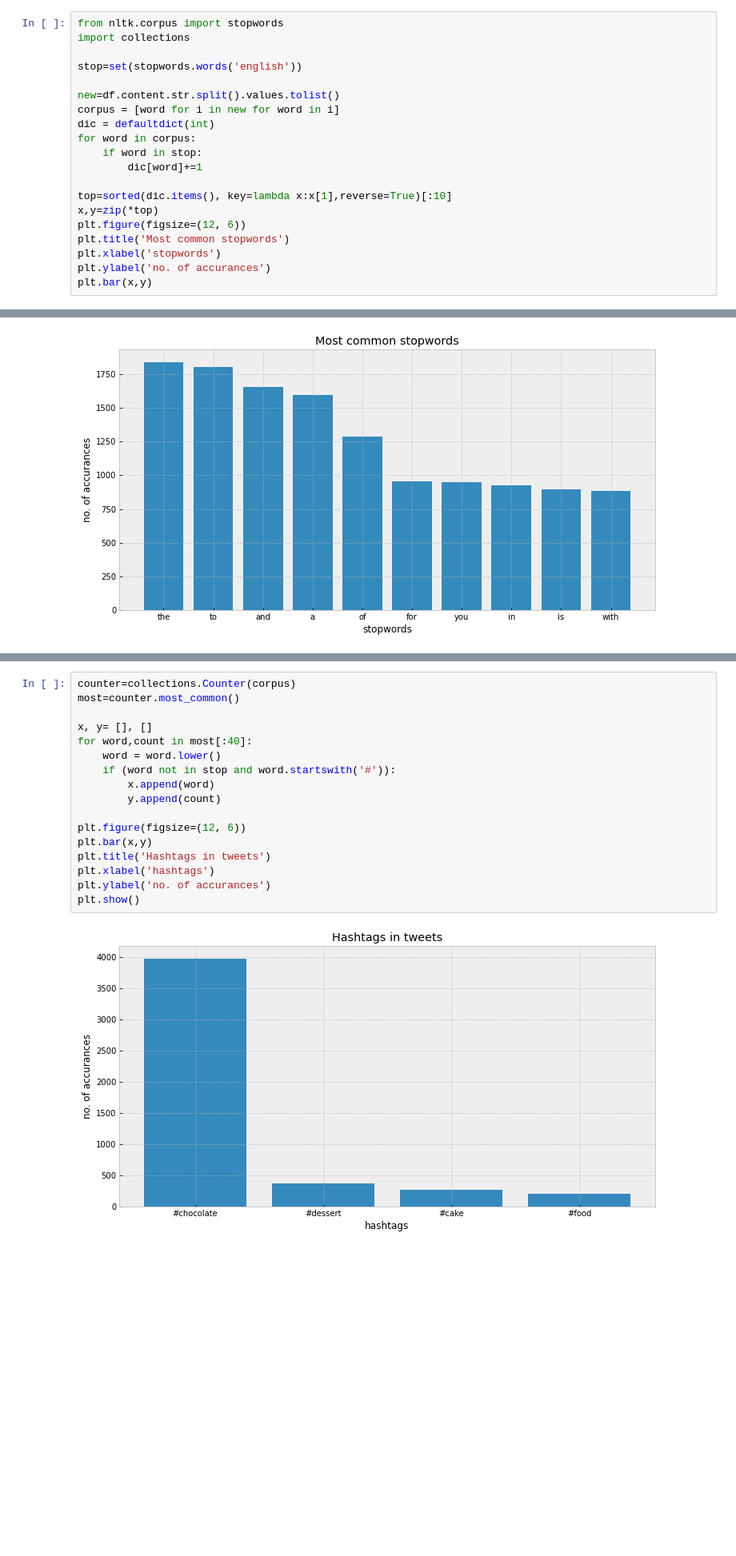
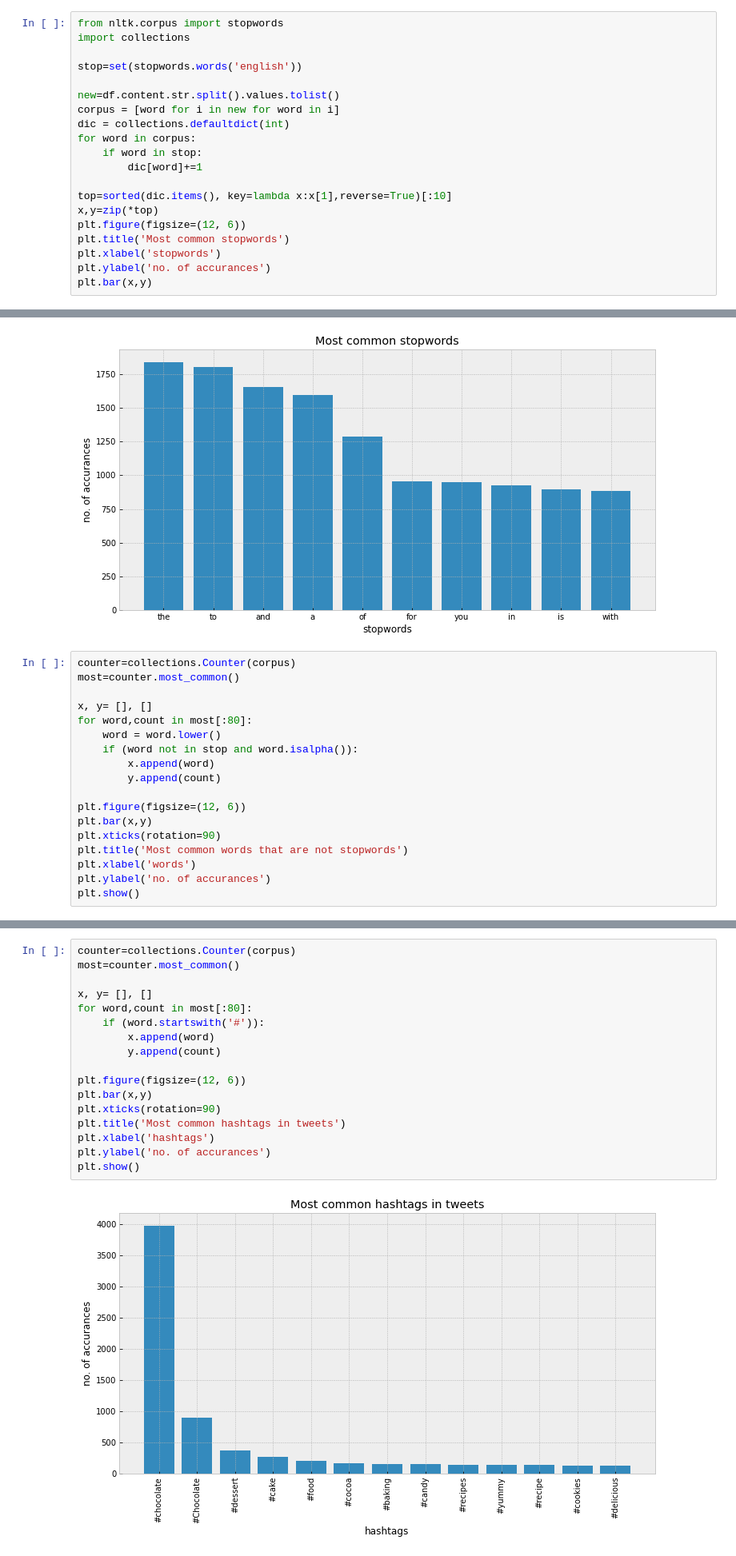
Before and after one commit to avirovicmarin/zavrsni_rad, a Jupyter notebook: analiza_tweetova.ipynb, the cells around one changed output, grey strips where cells are left out. Shown at 80% size. Saved outputs shown, nothing was run; the diff lists cells and outputs as text; blank space fills up the shorter version.

```diff
--- a/analiza_tweetova.ipynb
+++ b/analiza_tweetova.ipynb
@@ -112,7 +112,7 @@ stop=set(stopwords.words('english'))
 
 new=df.content.str.split().values.tolist()
 corpus = [word for i in new for word in i]
-dic = defaultdict(int)
+dic = collections.defaultdict(int)
 for word in corpus:
     if word in stop:
         dic[word]+=1
@@ -127,3 +127,21 @@ plt.bar(x,y)
 # %% [output]
 <BarContainer object of 10 artists>
 [figure]
+# %%
+counter=collections.Counter(corpus)
+most=counter.most_common()
+
+x, y= [], []
+for word,count in most[:80]:
+    word = word.lower()
+    if (word not in stop and word.isalpha()):
+        x.append(word)
+        y.append(count)
+
+plt.figure(figsize=(12, 6))
+plt.bar(x,y)
+plt.xticks(rotation=90)
+plt.title('Most common words that are not stopwords')
+plt.xlabel('words')
+plt.ylabel('no. of accurances')
+plt.show()
@@ -130,19 +150,19 @@ plt.bar(x,y)
 # %%
 counter=collections.Counter(corpus)
 most=counter.most_common()
 
 x, y= [], []
-for word,count in most[:40]:
-    word = word.lower()
-    if (word not in stop and word.startswith('#')):
+for word,count in most[:80]:
+    if (word.startswith('#')):
         x.append(word)
         y.append(count)
 
 plt.figure(figsize=(12, 6))
 plt.bar(x,y)
-plt.title('Hashtags in tweets')
+plt.xticks(rotation=90)
+plt.title('Most common hashtags in tweets')
 plt.xlabel('hashtags')
 plt.ylabel('no. of accurances')
 plt.show()
 # %% [output]
-[figure, old version]
+[figure, new version]
```
Also changed, not shown: parts of 1 cell of this notebook.
